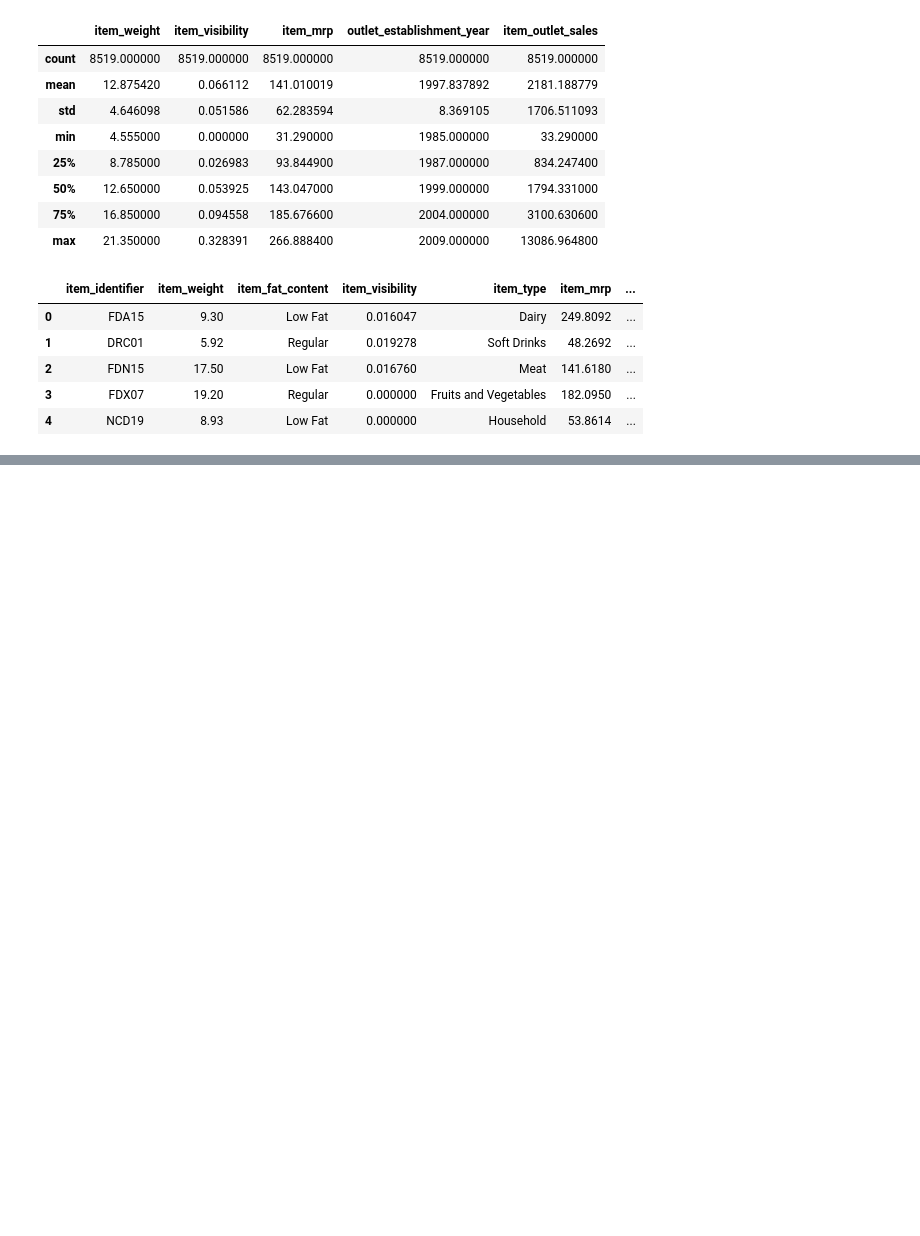
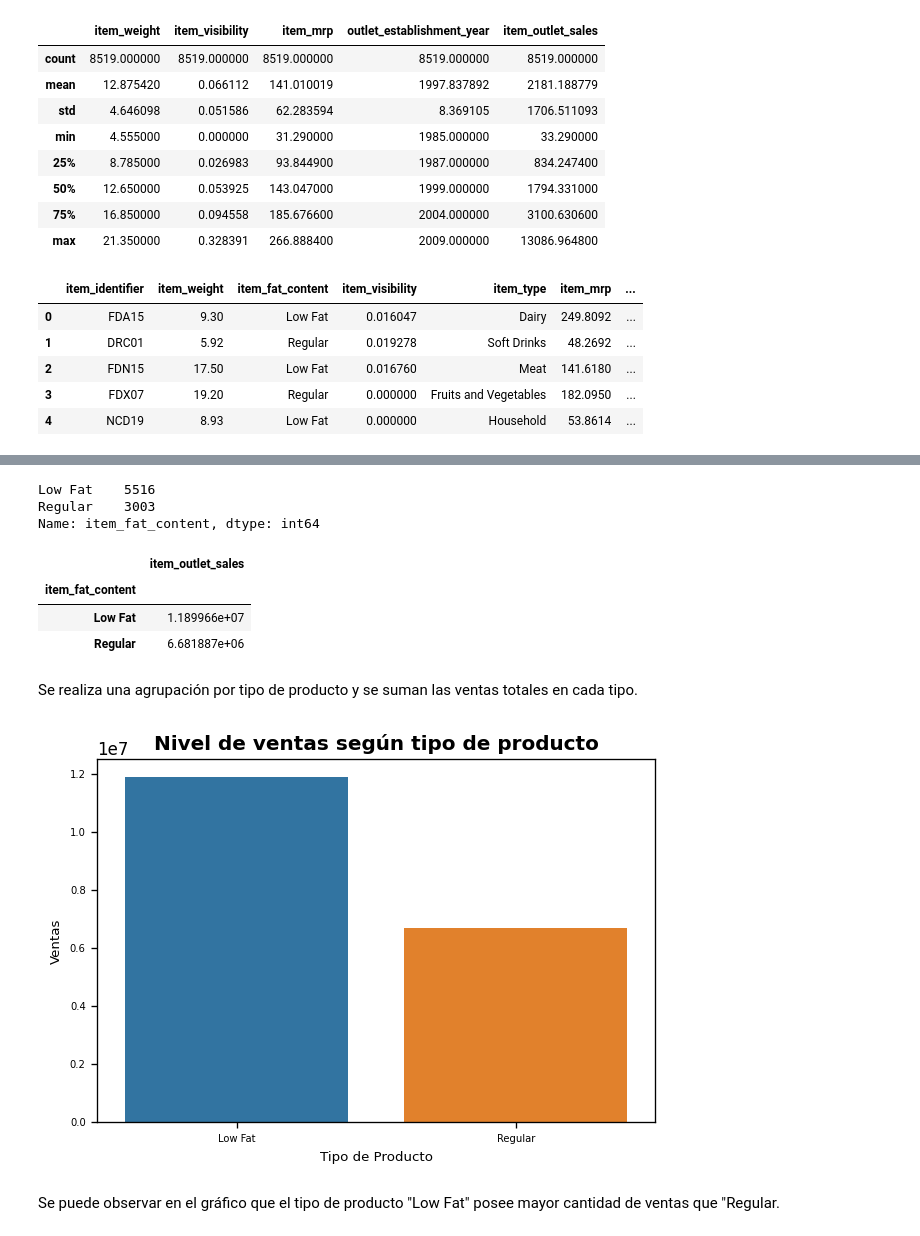
Before and after one commit to DanielRios1/predicciones-ventas, a Jupyter notebook: data_cleaning.ipynb, the cells around one changed output, grey strips where cells are left out. Drawn from its saved outputs; the diff is of its cells as text; code cells hidden in the pictures; blank space fills up the shorter version.

```diff
--- a/data_cleaning.ipynb
+++ b/data_cleaning.ipynb
@@ -370,0 +459,31 @@ df.head()
+# %%
+df["item_fat_content"].value_counts()
+# %% [output]
+Low Fat    5516
+Regular    3003
+Name: item_fat_content, dtype: int64
+# %%
+grafico31 = df.groupby(["item_fat_content"])[["item_outlet_sales"]].sum()
+grafico31
+# %% [output]
+|  | item_outlet_sales |
+| item_fat_content |  |
+| Low Fat | 1.189966e+07 |
+| Regular | 6.681887e+06 |
+# %% [markdown]
+Se realiza una agrupación por tipo de producto y se suman las ventas totales en cada tipo.
+# %%
+plt.figure(dpi=120)
+
+sns.barplot(grafico31.index, grafico31["item_outlet_sales"])
+plt.title("Nivel de ventas según tipo de producto", fontweight="bold")
+plt.xlabel("Tipo de Producto", fontsize=8)
+plt.ylabel("Ventas", fontsize=8)
+plt.tick_params(axis="x", labelsize=6)
+plt.tick_params(axis="y", labelsize=6)
+
+plt.show()
+# %% [output]
+[figure, added]
+# %% [markdown]
+Se puede observar en el gráfico que el tipo de producto "Low Fat" posee mayor cantidad de ventas que "Regular.
```
Also changed, not shown: parts of 21 cells of this notebook.
